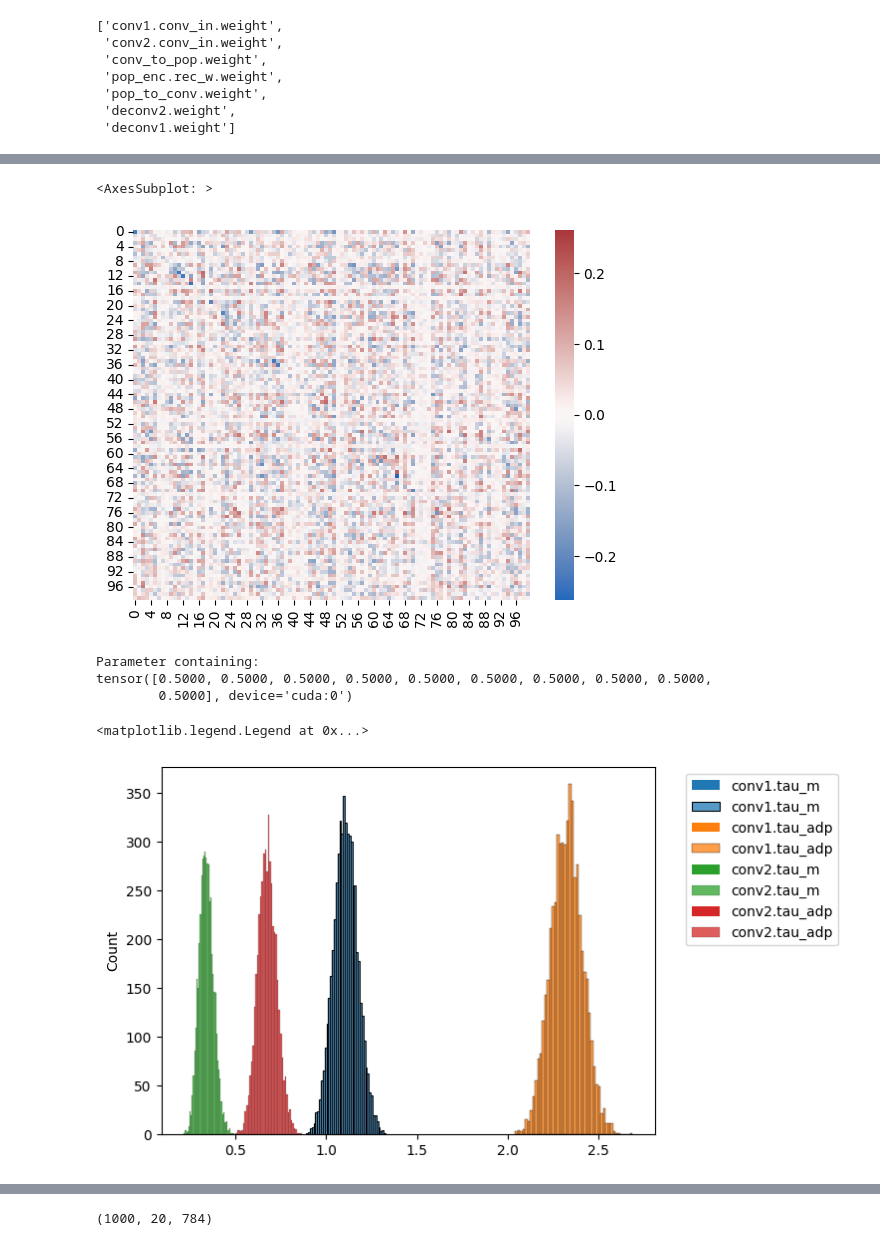
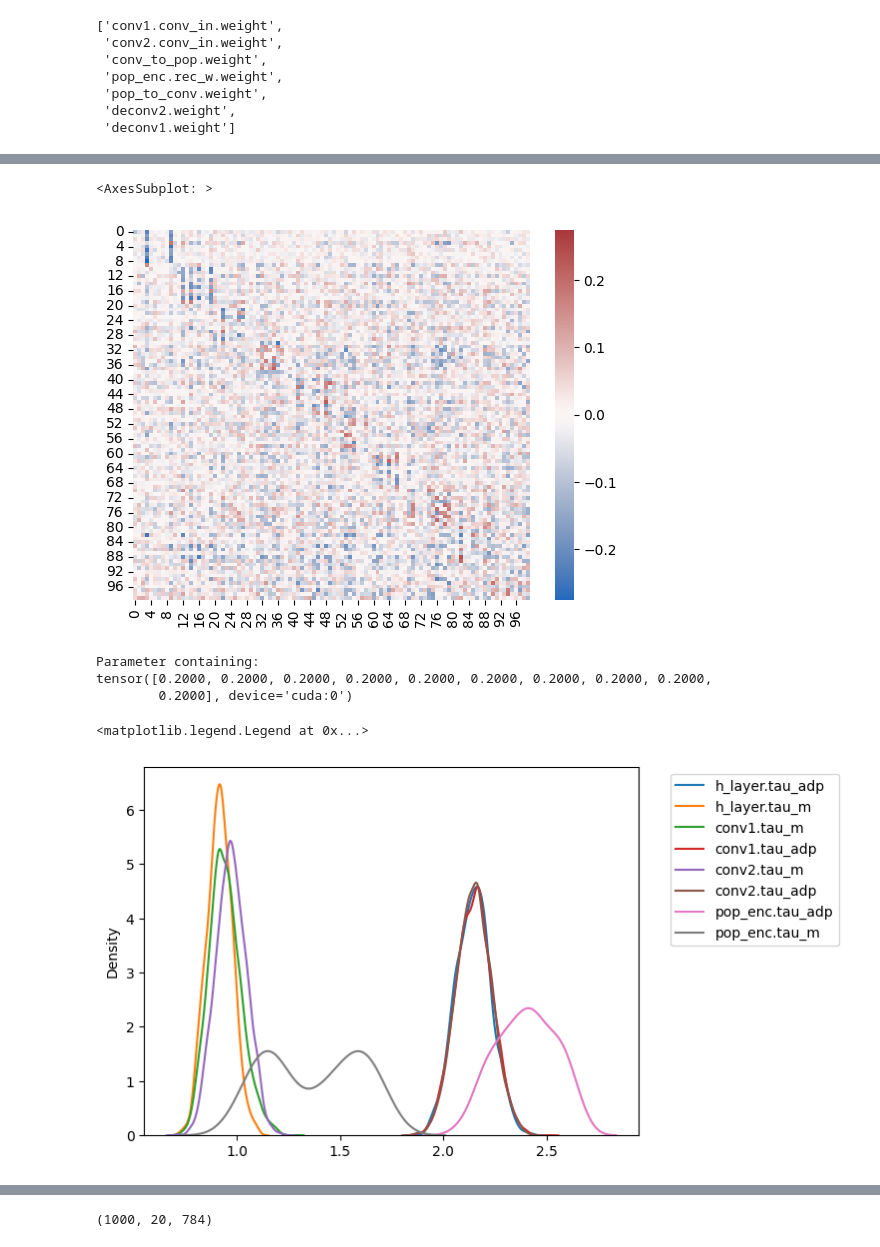
Before and after one commit to lucyzmf/spikingPC, a Jupyter notebook: scripts/conv_2l_test.ipynb, the cells around one changed output, grey strips where cells are left out. Cells and saved outputs as stored; diff of their text form; code cells hidden in the pictures.

```diff
--- a/scripts/conv_2l_test.ipynb
+++ b/scripts/conv_2l_test.ipynb
@@ -123,7 +118,7 @@ def model_result_dict_load(fn):
         dict = torch.load(f, map_location='cpu')
     return dict
 
-exp_dir = '/home/lucy/spikingPC/results/Mar-03-2023/conv_fptt_ener1_rec_conv_2l_fixedtau/'
+exp_dir = '/home/lucy/spikingPC/results/Mar-06-2023/conv_fptt_ener1_rec_conv_2l_poisson2/'
 saved_dict = model_result_dict_load(exp_dir + 'onelayer_rec_best.pth.tar')
 
 model.load_state_dict(saved_dict['state_dict'])
@@ -213,26 +208,26 @@ max = np.max(np.abs(param_dict['pop_enc.rec_w.weight']))
 sns.heatmap(param_dict['pop_enc.rec_w.weight'], cmap='vlag', vmax=max, vmin=-max)
 # %% [output]
 <AxesSubplot: >
-[figure, old version]
+[figure, new version]
 # %%
 model.output_layer.tau_m
 # %% [output]
 Parameter containing:
-tensor([0.5000, 0.5000, 0.5000, 0.5000, 0.5000, 0.5000, 0.5000, 0.5000, 0.5000,
-        0.5000], device='cuda:0')
+tensor([0.2000, 0.2000, 0.2000, 0.2000, 0.2000, 0.2000, 0.2000, 0.2000, 0.2000,
+        0.2000], device='cuda:0')
 # %%
 fig, ax = plt.subplots()
 
 # plot your data
 for name, param in param_dict.items():
     if 'tau_m' in name or 'tau_adp' in name:
-        sns.histplot(param.flatten(), label=name, ax=ax)
+        sns.kdeplot(param.flatten(), label=name, ax=ax)
 
 # create legend outside plot area
 ax.legend(bbox_to_anchor=(1.05, 1), loc='upper left')
 # %% [output]
 <matplotlib.legend.Legend at 0x...>
-[figure, old version]
+[figure, new version]
 # %%
 fig, ax = plt.subplots()
 
```
Also changed, not shown: parts of 16 cells of this notebook, 1 other file.
